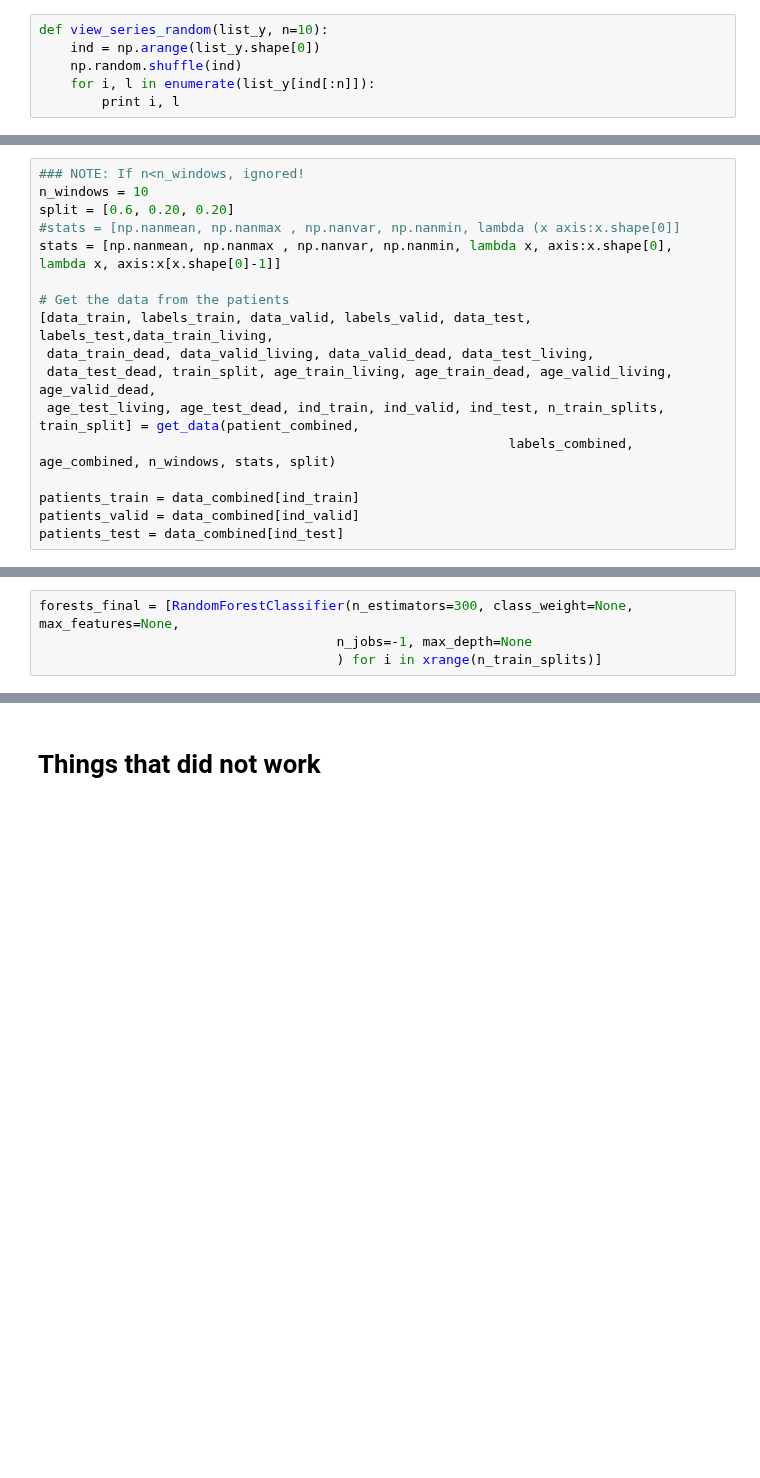
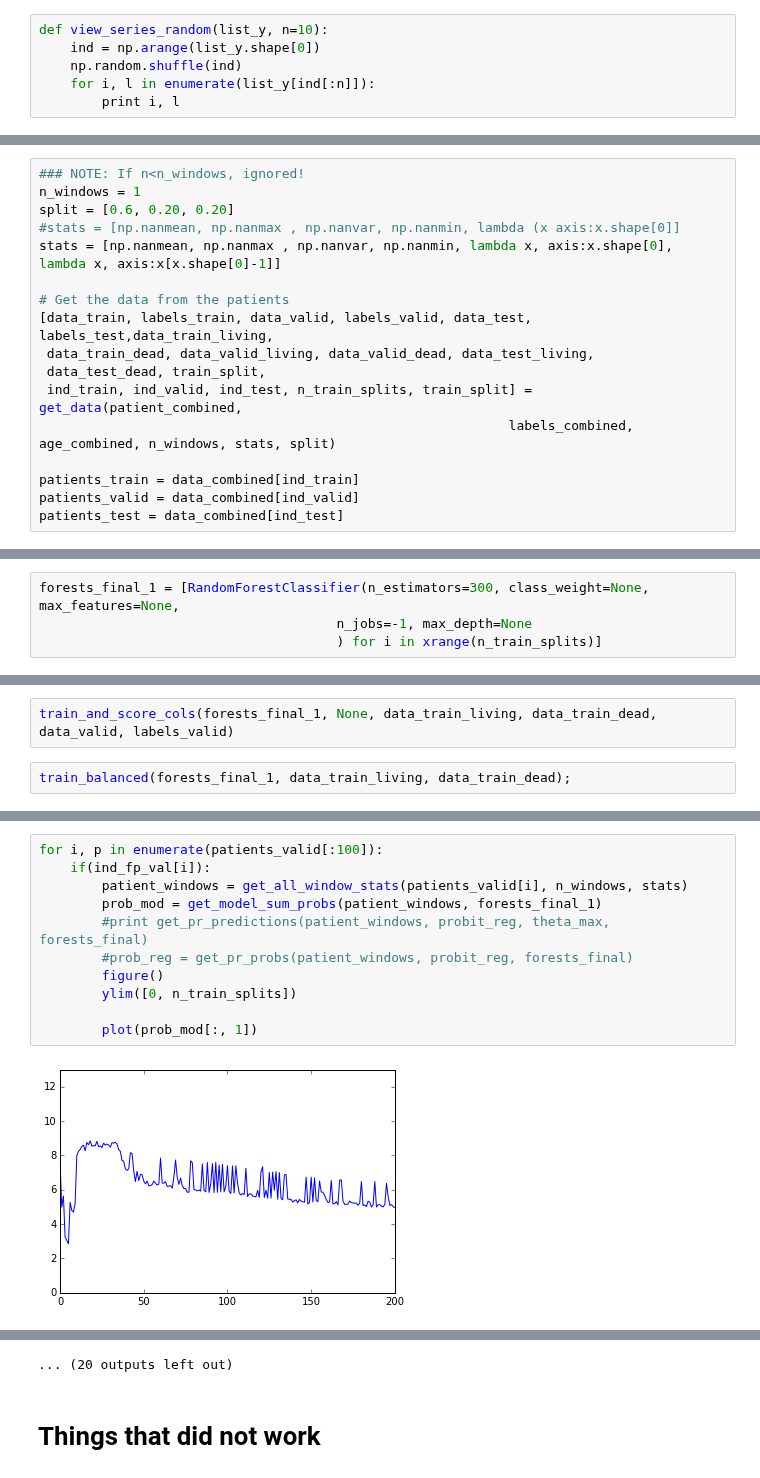
Before and after one commit to anujkhare/xerox, a Jupyter notebook: svm-glm.ipynb, the cells around one changed output, grey strips where cells are left out. Cells and saved outputs as stored; diff of their text form; blank space fills up the shorter version.

```diff
--- a/svm-glm.ipynb
+++ b/svm-glm.ipynb
@@ -721,6 +850,6 @@ def view_series_random(list_y, n=10):
 # %%
 ### NOTE: If n<n_windows, ignored!
-n_windows = 10
+n_windows = 1
 split = [0.6, 0.20, 0.20]
 #stats = [np.nanmean, np.nanmax , np.nanvar, np.nanmin, lambda (x axis:x.shape[0]]
 stats = [np.nanmean, np.nanmax , np.nanvar, np.nanmin, lambda x, axis:x.shape[0], lambda x, axis:x[x.shape[0]-1]]
@@ -728,8 +857,8 @@ stats = [np.nanmean, np.nanmax , np.nanvar, np.nanmin, lambda x, axis:x.shape[0]
 # Get the data from the patients
 [data_train, labels_train, data_valid, labels_valid, data_test, labels_test,data_train_living,
  data_train_dead, data_valid_living, data_valid_dead, data_test_living,
- data_test_dead, train_split, age_train_living, age_train_dead, age_valid_living, age_valid_dead,
- age_test_living, age_test_dead, ind_train, ind_valid, ind_test, n_train_splits, train_split] = get_data(patient_combined,
+ data_test_dead, train_split,
+ ind_train, ind_valid, ind_test, n_train_splits, train_split] = get_data(patient_combined,
                                                             labels_combined, age_combined, n_windows, stats, split)
 
 patients_train = data_combined[ind_train]
@@ -738,4 +898,4 @@ patients_test = data_combined[ind_test]
 # %%
-forests_final = [RandomForestClassifier(n_estimators=300, class_weight=None, max_features=None,
+forests_final_1 = [RandomForestClassifier(n_estimators=300, class_weight=None, max_features=None,
                                       n_jobs=-1, max_depth=None
                                       ) for i in xrange(n_train_splits)]
@@ -749,0 +902,4 @@ forests_final = [RandomForestClassifier(n_estimators=300, class_weight=None, max
+# %%
+train_and_score_cols(forests_final_1, None, data_train_living, data_train_dead, data_valid, labels_valid)
+# %%
+train_balanced(forests_final_1, data_train_living, data_train_dead);
@@ -783,0 +1007,13 @@ view_series_random(list_y_preds_alive)
+# %%
+for i, p in enumerate(patients_valid[:100]):
+    if(ind_fp_val[i]):
+        patient_windows = get_all_window_stats(patients_valid[i], n_windows, stats)
+        prob_mod = get_model_sum_probs(patient_windows, forests_final_1)
+        #print get_pr_predictions(patient_windows, probit_reg, theta_max, forests_final)
+        #prob_reg = get_pr_probs(patient_windows, probit_reg, forests_final)
+        figure()
+        ylim([0, n_train_splits])
+
+        plot(prob_mod[:, 1])
+# %% [output]
+[figure, added]
@@ -784,2 +1031,3 @@ view_series_random(list_y_preds_alive)
+... (20 outputs left out)
 # %% [markdown]
 # Things that did not work
```
Also changed, not shown: parts of 53 cells of this notebook.
